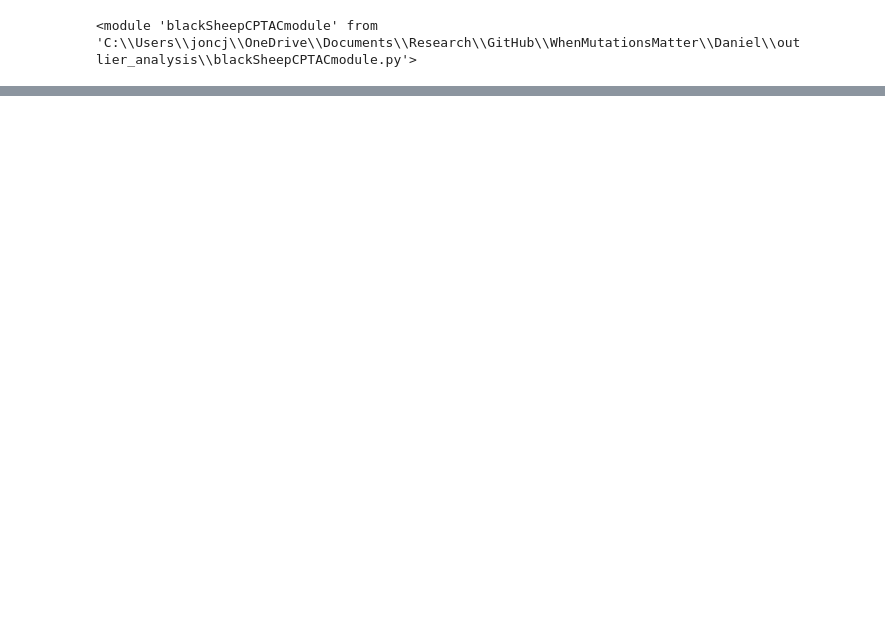
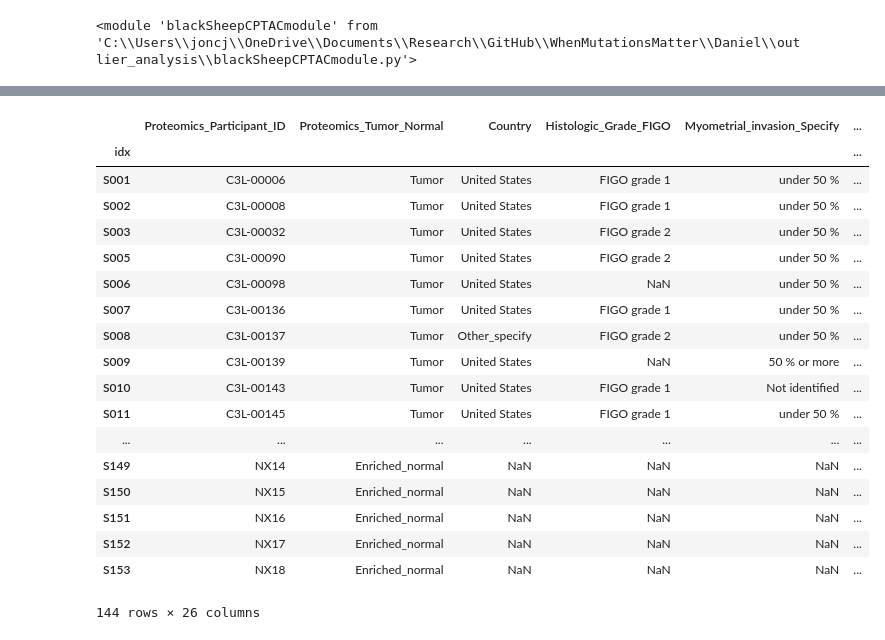
Before and after one commit to PayneLab/WhenMutationsMatter, a Jupyter notebook: Daniel/outlier_analysis/Jon_Black_Sheep_Exploration.ipynb, the cells around one changed output, grey strips where cells are left out. Saved outputs shown, nothing was run; the diff lists cells and outputs as text; code cells hidden in the pictures; blank space fills up the shorter version.

```diff
--- a/Daniel/outlier_analysis/Jon_Black_Sheep_Exploration.ipynb
+++ b/Daniel/outlier_analysis/Jon_Black_Sheep_Exploration.ipynb
@@ -49,0 +82,22 @@ compare = ol.compare_groups_outliers(outliers_prot, annotations, frac_filter = 0
+# %%
+en_clinical
+# %% [output]
+|  | Proteomics_Participant_ID | Proteomics_Tumor_Normal | Country | Histologic_Grade_FIGO | Myometrial_invasion_Specify | ... |
+| idx |  |  |  |  |  | ... |
+| S001 | C3L-00006 | Tumor | United States | FIGO grade 1 | under 50 % | ... |
+| S002 | C3L-00008 | Tumor | United States | FIGO grade 1 | under 50 % | ... |
+| S003 | C3L-00032 | Tumor | United States | FIGO grade 2 | under 50 % | ... |
+| S005 | C3L-00090 | Tumor | United States | FIGO grade 2 | under 50 % | ... |
+| S006 | C3L-00098 | Tumor | United States | NaN | under 50 % | ... |
+| S007 | C3L-00136 | Tumor | United States | FIGO grade 1 | under 50 % | ... |
+| S008 | C3L-00137 | Tumor | Other_specify | FIGO grade 2 | under 50 % | ... |
+| S009 | C3L-00139 | Tumor | United States | NaN | 50 % or more | ... |
+| S010 | C3L-00143 | Tumor | United States | FIGO grade 1 | Not identified | ... |
+| S011 | C3L-00145 | Tumor | United States | FIGO grade 1 | under 50 % | ... |
+| ... | ... | ... | ... | ... | ... | ... |
+| S149 | NX14 | Enriched_normal | NaN | NaN | NaN | ... |
+| S150 | NX15 | Enriched_normal | NaN | NaN | NaN | ... |
+| S151 | NX16 | Enriched_normal | NaN | NaN | NaN | ... |
+| S152 | NX17 | Enriched_normal | NaN | NaN | NaN | ... |
+| S153 | NX18 | Enriched_normal | NaN | NaN | NaN | ... |
+144 rows × 26 columns
```
Also changed, not shown: parts of 8 cells of this notebook.
